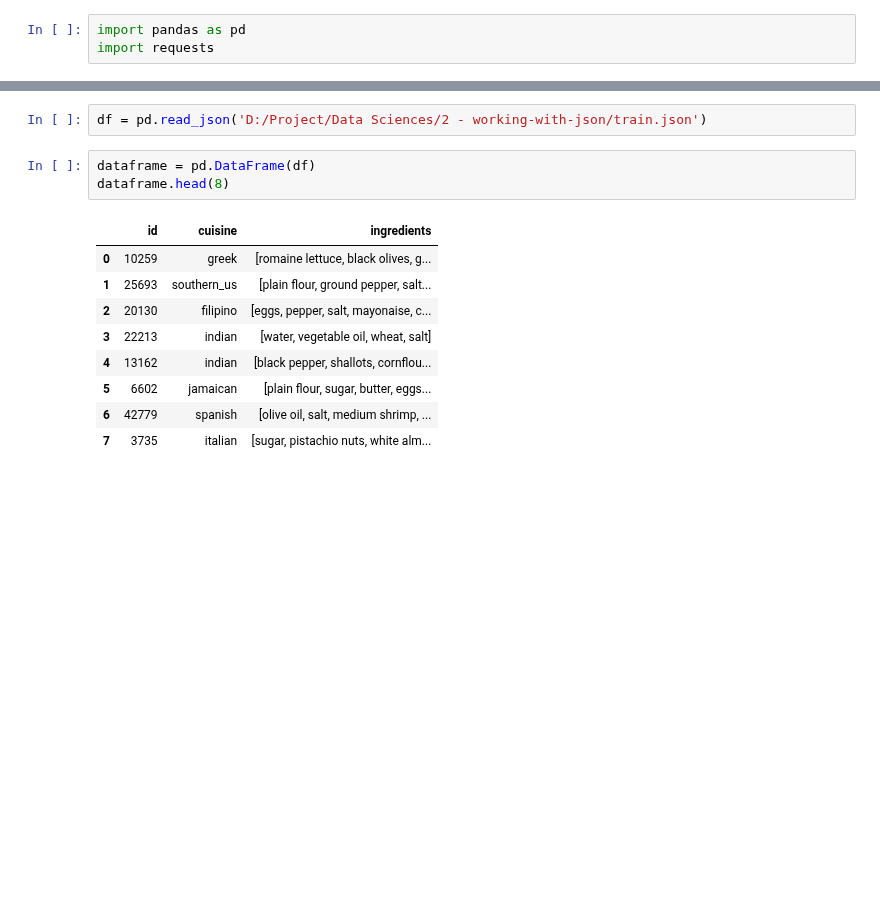
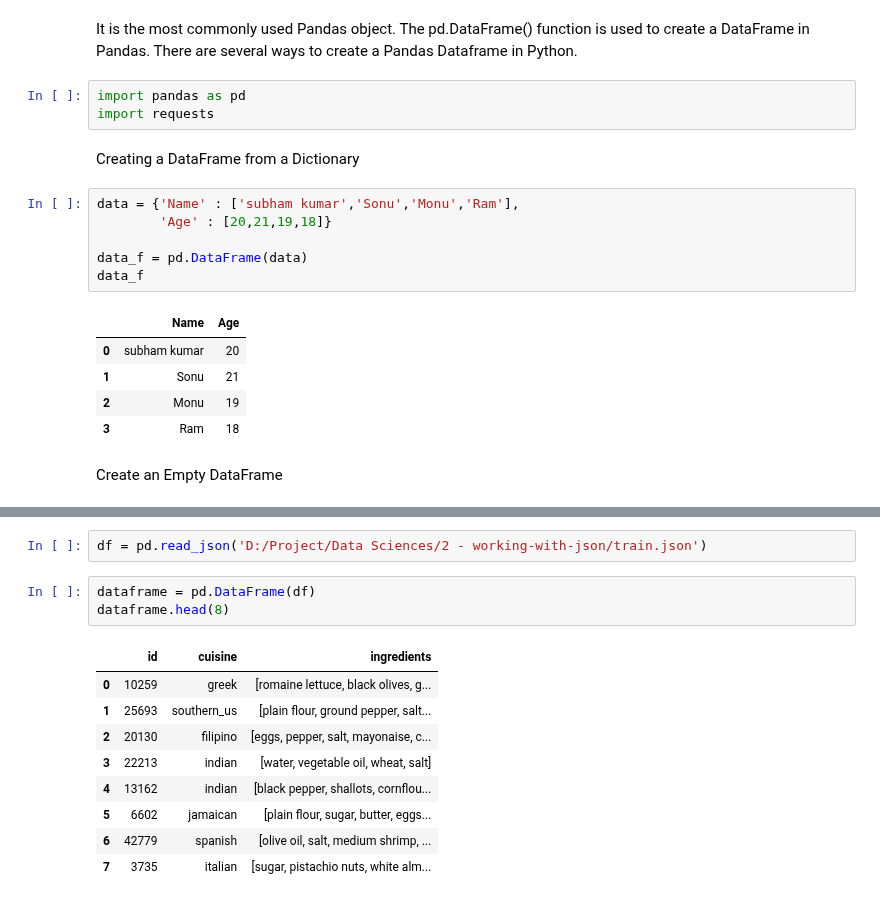
Before and after one commit to 960Subhamsingh/Data-Sciences, a Jupyter notebook: 3 - dataframe/dataframe.ipynb, the cells around one changed output, grey strips where cells are left out. Saved outputs shown, nothing was run; the diff lists cells and outputs as text; blank space fills up the shorter version.

```diff
--- a/3 - dataframe/dataframe.ipynb
+++ b/3 - dataframe/dataframe.ipynb
@@ -1,3 +1,21 @@
+# %% [markdown]
+It is the most commonly used Pandas object. The pd.DataFrame() function is used to create a DataFrame in Pandas. There are several ways to create a Pandas Dataframe in Python.
 # %%
 import pandas as pd
 import requests
+# %% [markdown]
+Creating a DataFrame from a Dictionary
+# %%
+data = {'Name' : ['subham kumar','Sonu','Monu','Ram'],
+        'Age' : [20,21,19,18]}
+
+data_f = pd.DataFrame(data)
+data_f
+# %% [output]
+|  | Name | Age |
+| 0 | subham kumar | 20 |
+| 1 | Sonu | 21 |
+| 2 | Monu | 19 |
+| 3 | Ram | 18 |
+# %% [markdown]
+Create an Empty DataFrame
```
Also changed, not shown: parts of 21 cells of this notebook, 5 other files.
